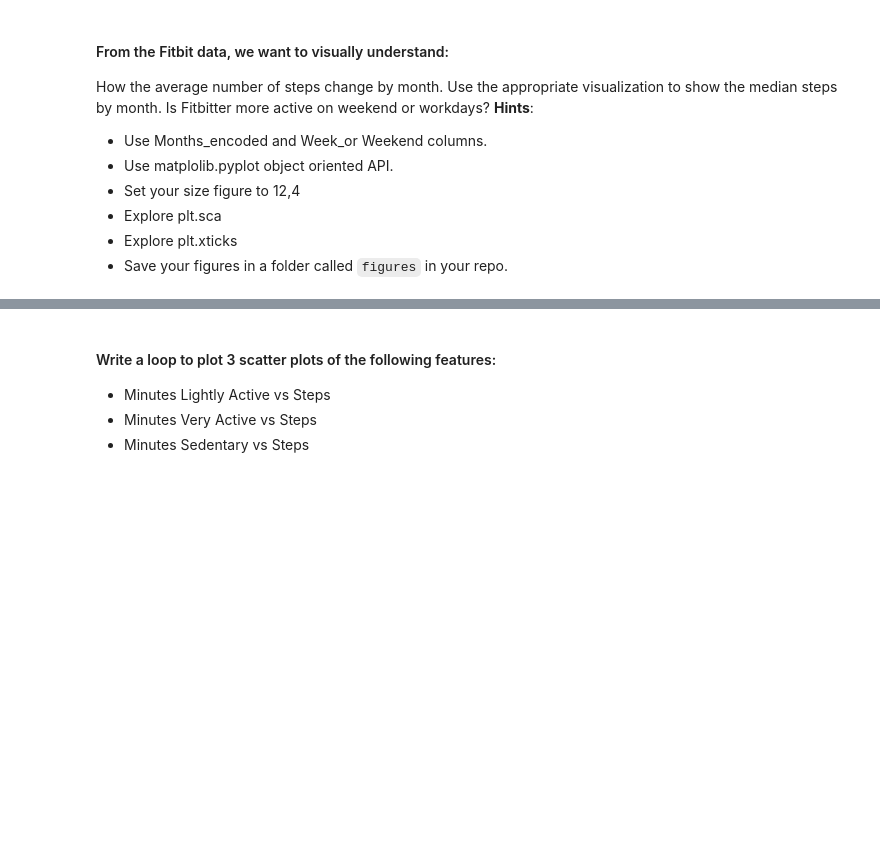
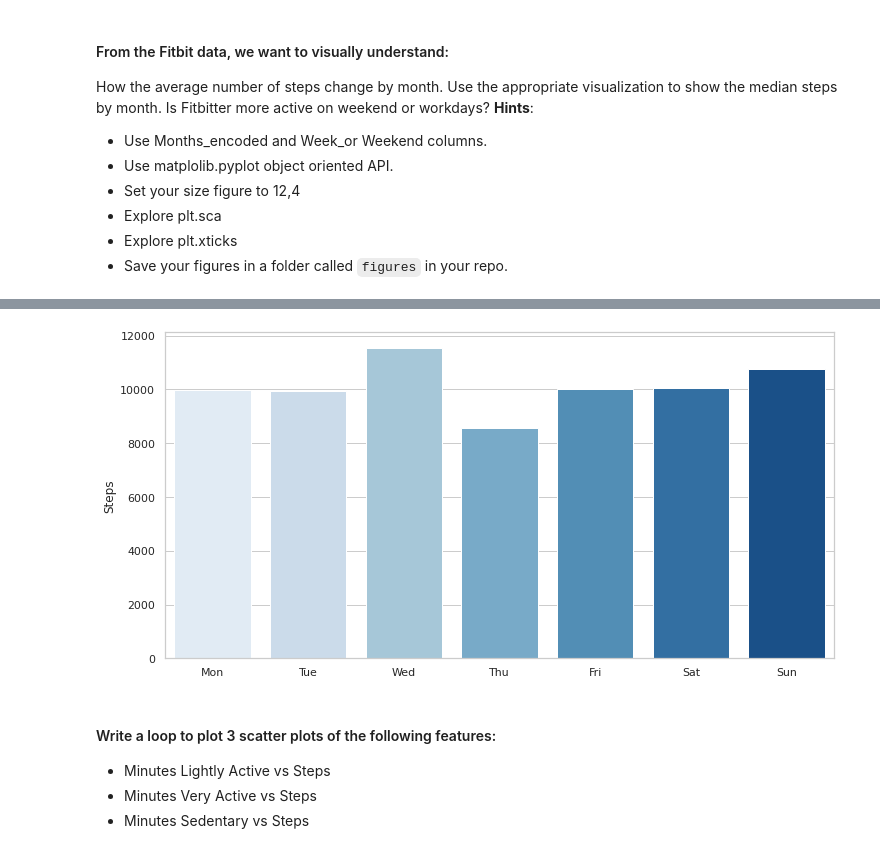
Before and after one commit to Ironhack-Data-Madrid-Enero-2022/lab-matplotlib-seaborn, a Jupyter notebook: your-code/main.ipynb, the cells around one changed output, grey strips where cells are left out. Cells and saved outputs as stored; diff of their text form; code cells hidden in the pictures; blank space fills up the shorter version.

```diff
--- a/your-code/main.ipynb
+++ b/your-code/main.ipynb
@@ -35,3 +73,10 @@ How the average number of steps change by month. Use the appropriate visualizati
+# %%
+# AVERAGE STEPS BY WORK_OR_WEEKEND
+fitbit_t2 = pd.DataFrame(fitbit["Steps"].groupby(fitbit["Days"]).mean())
+Day_list = ["Mon", "Tue", "Wed", "Thu", "Fri", "Sat", "Sun"]
+plot_2 = sns.barplot(x = Day_list, y = 'Steps',data = fitbit_t2, palette = "Blues")
+# %% [output]
+[figure, added]
 # %% [markdown]
 #### Write a loop to plot 3 scatter plots of the following features:
 
```
Also changed, not shown: parts of 9 cells of this notebook.
